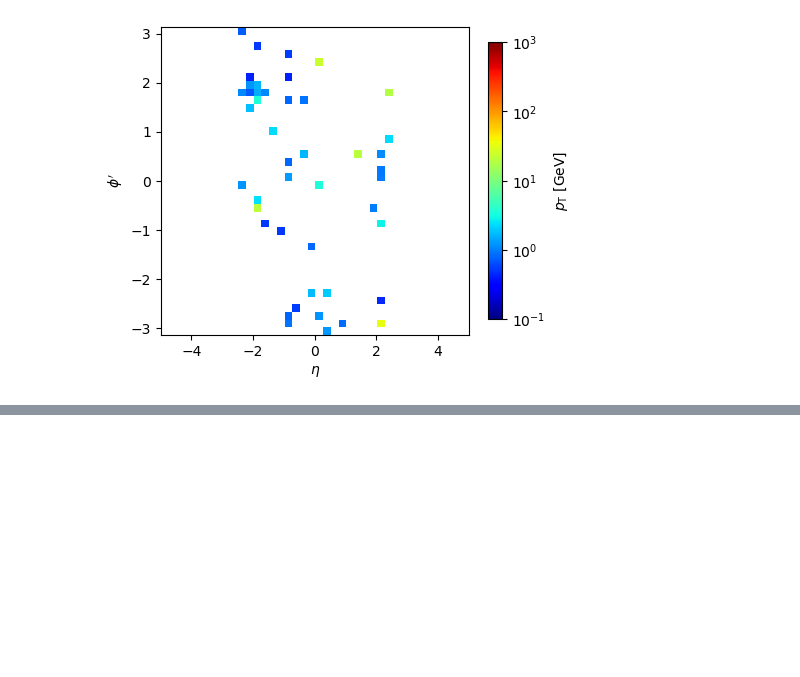
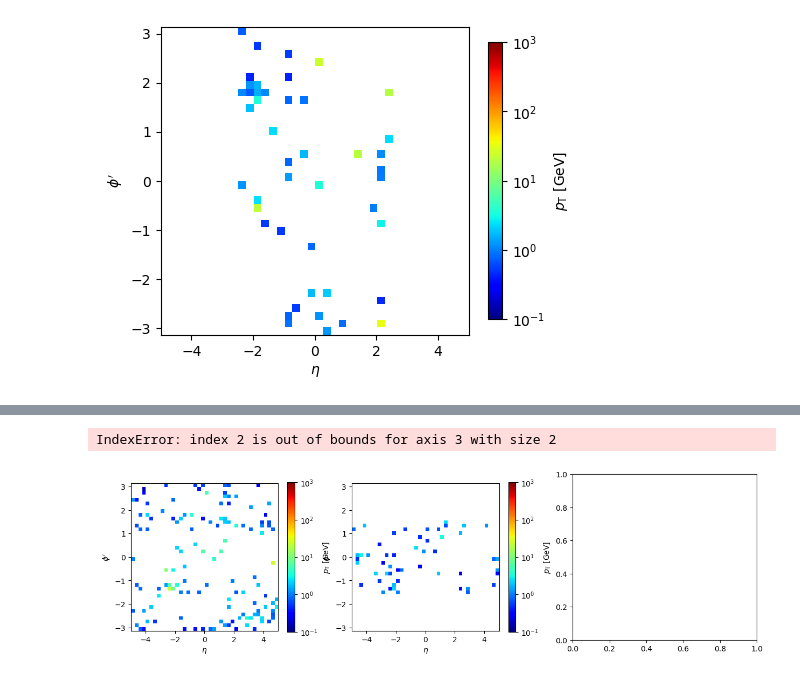
Before and after one commit to r10222035/higgs_production, a Jupyter notebook: Sample/plot_image.ipynb, the cells around one changed output, grey strips where cells are left out. Cells and saved outputs as stored; diff of their text form; code cells hidden in the pictures; blank space fills up the shorter version.

```diff
--- a/Sample/plot_image.ipynb
+++ b/Sample/plot_image.ipynb
@@ -474,0 +509,30 @@ Lepton: [103.72677612 185.54100037 148.55947876  94.860466  ]
+# %%
+data = np.load('./data/ZZ_4l/supervised/pre-processing/remove_product_case_5/40x40/GGF-data.npy')
+event = 0
+fig, ax = plt.subplots(1, 3, figsize=(5*3, 4))
+
+for i in range(3):
+    plot_image_on_axis(data[event, :, :, i], ax[i])
+# 調整子圖間的水平間距
+plt.subplots_adjust(wspace=0.25)
+# plt.savefig('../figures/event_image_GGF-tower.pdf', dpi=300, facecolor='White', bbox_inches='tight')
+plt.show()
+
+print((((data[event, :, :, 1]) == data[event, :, :, 2]) & (data[event, :, :, 2] != 0)).sum())
+print('Tower:', data[event, :, :, 0][data[event, :, :, 2] != 0])
+print('Track:', data[event, :, :, 1][data[event, :, :, 2] != 0])
+print('Lepton:', data[event, :, :, 2][data[event, :, :, 2] != 0])
+
+
+data = np.load('../CNN/npy_zz4l_image_data_FY1003/wo_decay_product/L3000_seed123/X_test.npy')
+fig, ax = plt.subplots(1, 3, figsize=(5*3, 4))
+
+for i in range(2):
+    plot_image_on_axis(data[event, :, :, i].transpose(), ax[i])
+# 調整子圖間的水平間距
+plt.subplots_adjust(wspace=0.25)
+# plt.savefig('../figures/event_image_GGF-tower.pdf', dpi=300, facecolor='White', bbox_inches='tight')
+plt.show()
+# %% [output]
+IndexError: index 2 is out of bounds for axis 3 with size 2
+[figure, added]
```
Also changed, not shown: parts of 2 cells of this notebook, 8 other files.
